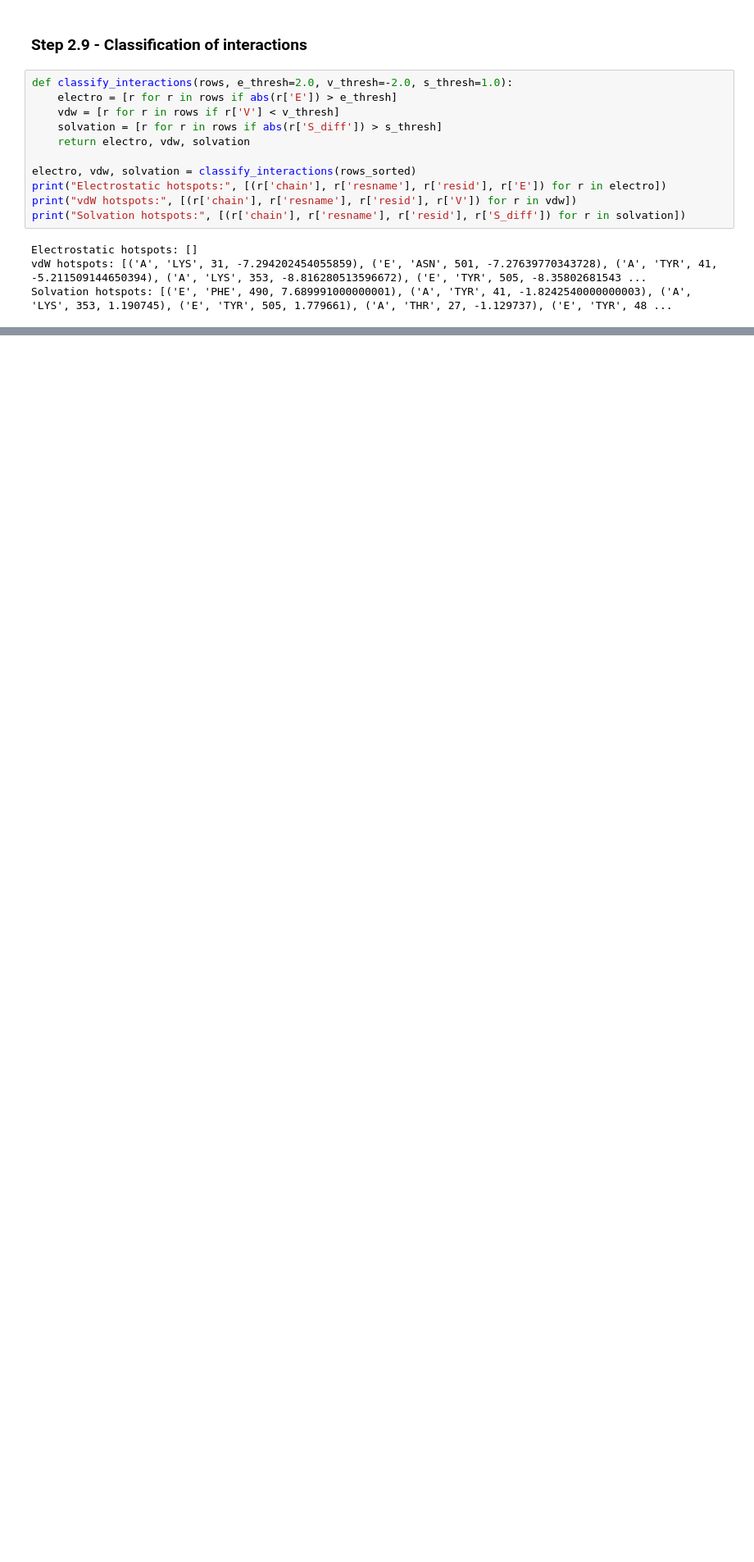
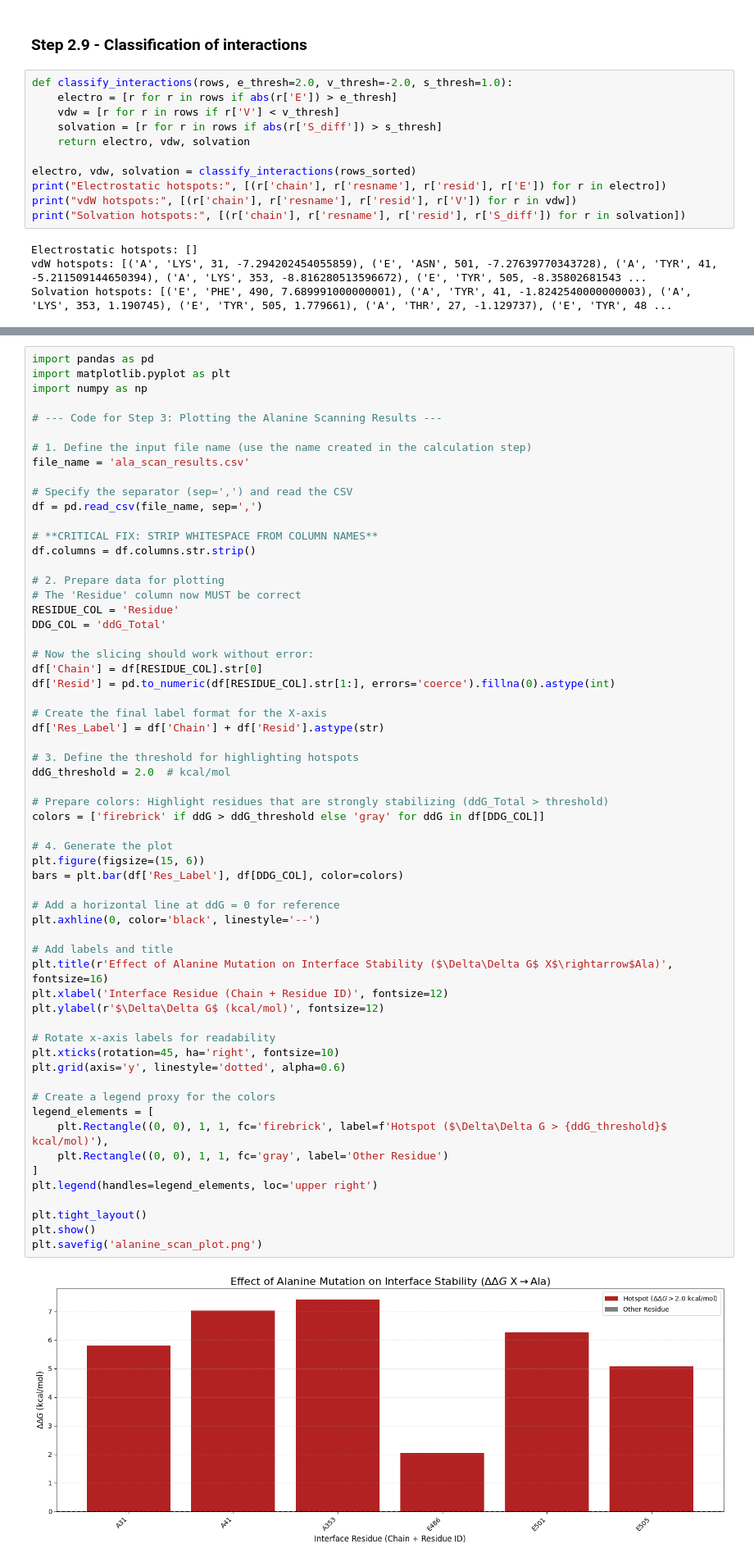
Before and after one commit to lacintadiez/BioPhysics_Project_2025, a Jupyter notebook: Code_Data_Repo/Biophysics Project 2025 Notebook Pipeline Layout.ipynb, the cells around one changed output, grey strips where cells are left out. Shown: that part at 82% size. Saved outputs shown, nothing was run; the diff lists cells and outputs as text; blank space fills up the shorter version.

Commit message:
changes for step 3

```diff
--- a/Code_Data_Repo/Biophysics Project 2025 Notebook Pipeline Layout.ipynb
+++ b/Code_Data_Repo/Biophysics Project 2025 Notebook Pipeline Layout.ipynb
@@ -494,0 +579,62 @@ Solvation hotspots: [('E', 'PHE', 490, 7.689991000000001), ('A', 'TYR', 41, -1.8
+# %%
+import pandas as pd
+import matplotlib.pyplot as plt
+import numpy as np
+
+# --- Code for Step 3: Plotting the Alanine Scanning Results ---
+
+# 1. Define the input file name (use the name created in the calculation step)
+file_name = 'ala_scan_results.csv'
+
+# Specify the separator (sep=',') and read the CSV
+df = pd.read_csv(file_name, sep=',')
+
+# **CRITICAL FIX: STRIP WHITESPACE FROM COLUMN NAMES**
+df.columns = df.columns.str.strip()
+
+# 2. Prepare data for plotting
+# The 'Residue' column now MUST be correct
+RESIDUE_COL = 'Residue'
+DDG_COL = 'ddG_Total'
+
+# Now the slicing should work without error:
+df['Chain'] = df[RESIDUE_COL].str[0]
+df['Resid'] = pd.to_numeric(df[RESIDUE_COL].str[1:], errors='coerce').fillna(0).astype(int)
+
+# Create the final label format for the X-axis
+df['Res_Label'] = df['Chain'] + df['Resid'].astype(str)
+
+# 3. Define the threshold for highlighting hotspots
+ddG_threshold = 2.0  # kcal/mol
+
+# Prepare colors: Highlight residues that are strongly stabilizing (ddG_Total > threshold)
+colors = ['firebrick' if ddG > ddG_threshold else 'gray' for ddG in df[DDG_COL]]
+
+# 4. Generate the plot
+plt.figure(figsize=(15, 6))
+bars = plt.bar(df['Res_Label'], df[DDG_COL], color=colors)
+
+# Add a horizontal line at ddG = 0 for reference
+plt.axhline(0, color='black', linestyle='--')
+
+# Add labels and title
+plt.title(r'Effect of Alanine Mutation on Interface Stability ($\Delta\Delta G$ X$\rightarrow$Ala)', fontsize=16)
+plt.xlabel('Interface Residue (Chain + Residue ID)', fontsize=12)
+plt.ylabel(r'$\Delta\Delta G$ (kcal/mol)', fontsize=12)
+
+# Rotate x-axis labels for readability
+plt.xticks(rotation=45, ha='right', fontsize=10)
+plt.grid(axis='y', linestyle='dotted', alpha=0.6)
+
+# Create a legend proxy for the colors
+legend_elements = [
+    plt.Rectangle((0, 0), 1, 1, fc='firebrick', label=f'Hotspot ($\Delta\Delta G > {ddG_threshold}$ kcal/mol)'),
+    plt.Rectangle((0, 0), 1, 1, fc='gray', label='Other Residue')
+]
+plt.legend(handles=legend_elements, loc='upper right')
+
+plt.tight_layout()
+plt.show()
+plt.savefig('alanine_scan_plot.png')
+# %% [output]
+[figure, added]
```
Also changed, not shown: parts of 10 cells of this notebook, 48 other files.
